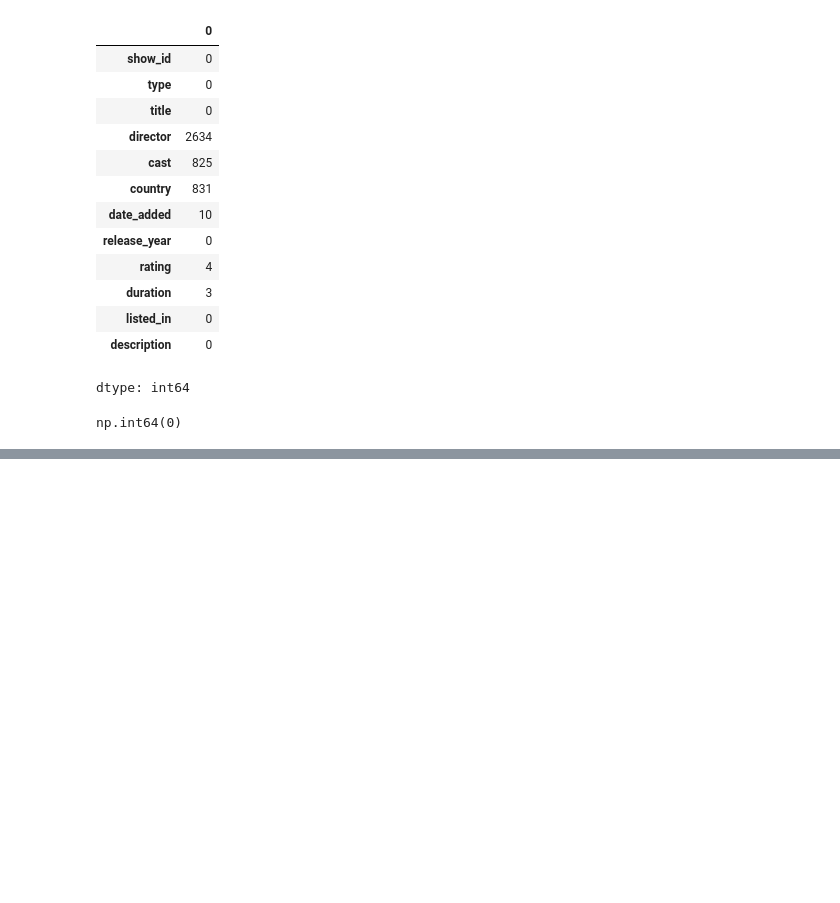
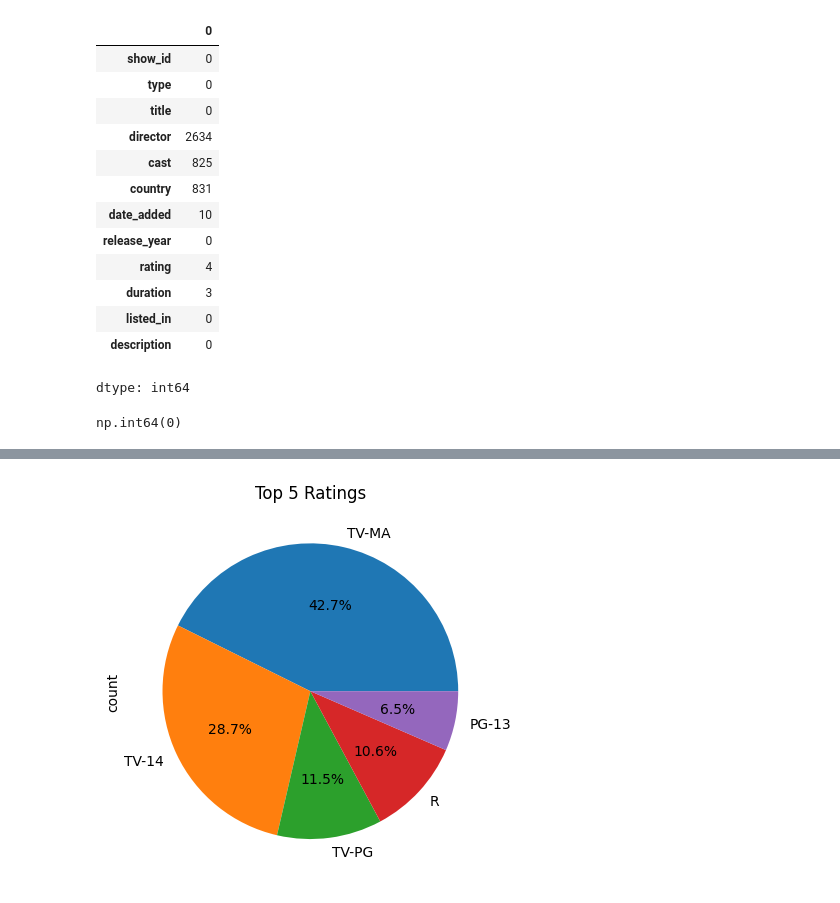
Before and after one commit to Srujan0001/AI-ML-Internship-Project01, a Jupyter notebook: Project1_pluto.ipynb, the cells around one changed output, grey strips where cells are left out. Drawn from its saved outputs; the diff is of its cells as text; code cells hidden in the pictures; blank space fills up the shorter version.

```diff
--- a/Project1_pluto.ipynb
+++ b/Project1_pluto.ipynb
@@ -63,0 +357,9 @@ np.int64(0)
+# %%
+df['rating'].value_counts().head(5).plot(
+    kind='pie',
+    autopct='%1.1f%%'
+)
+plt.title("Top 5 Ratings")
+plt.show()
+# %% [output]
+[figure, added]
```
Also changed, not shown: parts of 43 cells of this notebook.
